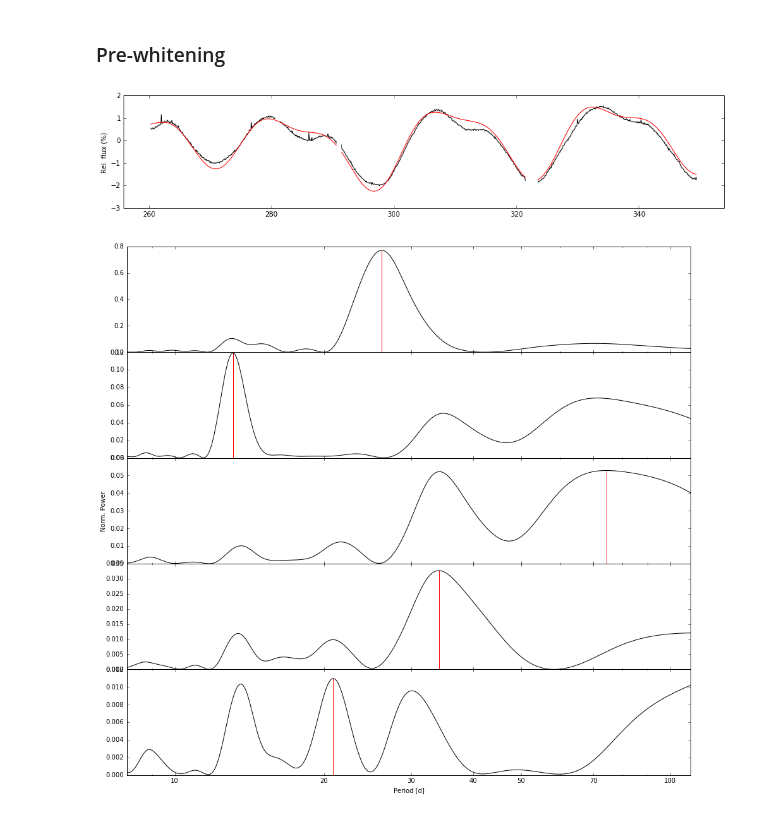
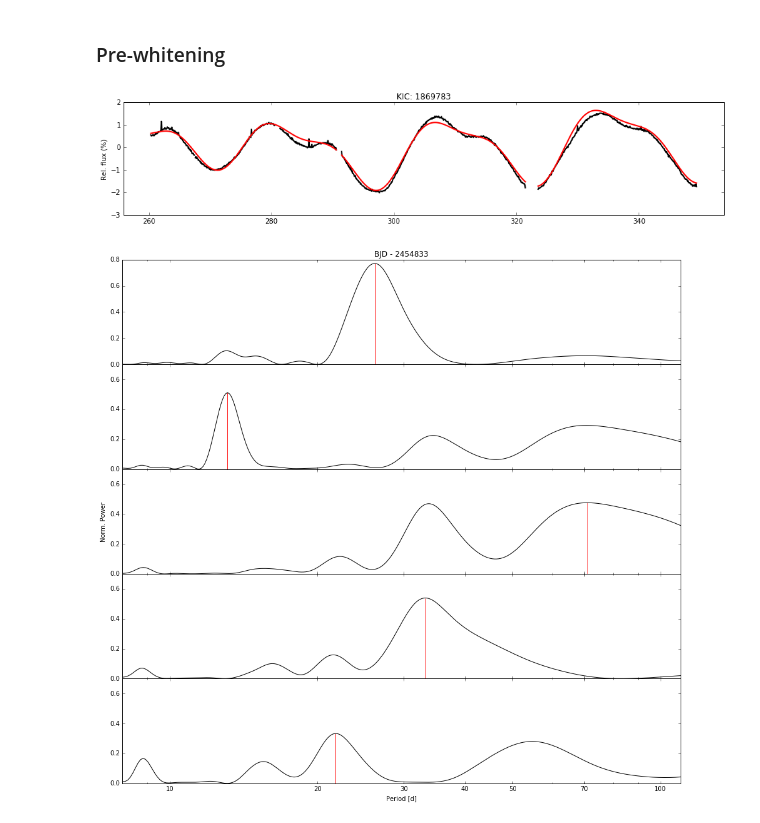
Before and after one commit to ysshah/prewhitening, a Jupyter notebook: prewhitening.ipynb, the cells around one changed output. Drawn from its saved outputs; the diff is of its cells as text; code cells hidden in the pictures.

```diff
--- a/prewhitening.ipynb
+++ b/prewhitening.ipynb
@@ -13,21 +13,16 @@ fits.open(io.BytesIO(r.content))
 ### Pre-whitening
 # %%
 %matplotlib inline
+import numpy as np
+import matplotlib.pyplot as plt
 import matplotlib, warnings
 from astropy.io import fits
 from scipy.signal import lombscargle
 
-def getPhaseOffset(x, y, omega):
+def get_phase_offset(x, y, omega):
     """Get the phase offset of a fit to X, Y with frequency OMEGA."""
     return np.arctan2(np.nansum(y * np.sin(omega * x)),
                       np.nansum(y * np.cos(omega * x)))
-
-def periodogram(time, flux, ang_freqs):
-    # Create periodogram using scipy.signal.lombscargle
-    pgram = lombscargle(time, flux, ang_freqs)
-    # Normalize periodogram power
-    power = pgram * 2 / (f.size * f.std()**2)
-    return power
 
 # Open .fits file for KIC 1869783, grab time and flux
 hdulist = fits.open('001869783/kplr001869783-2009350155506_llc.fits')
@@ -45,9 +40,6 @@ with warnings.catch_warnings(): # Suppress 'mean of empty slice' warnings for al
     binned_time = np.nanmean(time[:time.size//binwidth * binwidth].reshape(-1, binwidth), axis=1)
     binned_flux = np.nanmean(flux[:flux.size//binwidth * binwidth].reshape(-1, binwidth), axis=1)
 
-# Remove NaN data
-t = binned_time[~np.isnan(binned_flux)]
-
 # Period search space
 periods = np.linspace(8.0, 110.0, 1000)
 ang_freqs = 2*np.pi / periods
@@ -55,50 +47,57 @@ ang_freqs = 2*np.pi / periods
 # Plotting and array initializations
 ffig, ax = plt.subplots(figsize=(16, 3))
 ax.plot(binned_time, binned_flux, 'k')
-
 depth = 5 # Number of periodograms
 fig, axarr = plt.subplots(depth, 1, sharex=True, figsize=(16, depth*3))
-new_flux = binned_flux.copy()
 total_fit = np.zeros_like(binned_flux)
 
 # Loop to create 5 periodograms
 for i in range(depth):
     # Remove NaN data from flux before supplying to function
-    power = periodogram(t, new_flux[~np.isnan(binned_flux)], ang_freqs)
+    t = binned_time[~np.isnan(binned_flux)]
+    f = (binned_flux - total_fit)[~np.isnan(binned_flux)]
+    pgram = lombscargle(t, f, ang_freqs)
+
+    # Normalize periodogram power
+    power = pgram * 2 / (f.size * f.std()**2)
 
     # Get fit parameters using maximum power and its period
     j = power.argmax()
     period = periods[j]
-    amplitude = np.sqrt(2 * power.max())
-    phi = getPhaseOffset(t, f, ang_freqs[j])
+    # Not exactly sure how to calculate amplitude below
+    amplitude = np.sqrt(2 * pgram.max() * 2 * np.nanstd(binned_flux)**2 / f.size)
+    phi = get_phase_offset(binned_time, binned_flux - total_fit, ang_freqs[j])
     fit = amplitude * np.cos(binned_time * 2*np.pi/period - phi)
 
-    # Subtract fit from flux for next periodogram
-    new_flux -= fit
     # Add fit to total fit
     total_fit += fit
 
     # Plot periodogram
     axarr[i].plot(periods, power, 'k')
     axarr[i].vlines(period, 0, power.max(), colors='r')
 
 # Plot total fit over original binned lightcurve
+ax.set_ylabel('Rel. flux (%)')
+ax.set_title('KIC: 1869783')
 ax.plot(binned_time, total_fit, 'r')
 ax.margins(x=0.05)
 ax.set_xticks(range(260, 360, 20))
-ax.set_ylabel('Rel. flux (%)')
 ax.set_ylim(-3, 2)
 ax.set_yticks(range(-3, 3))
 
 # Label the periodogram plots
+axarr[0].set_title('BJD - 2454833')
 axarr[0].set_yticks(np.arange(0, 1, 0.2))
-axarr[depth//2].set_ylabel('Norm. Power')
+for i in range(1, depth):
+    axarr[i].set_ylim(0, 0.7)
+    axarr[i].set_yticks(np.arange(0, 0.7, 0.2))
+axarr[2].set_ylabel('Norm. Power')
 axarr[-1].set_xlabel('Period [d]')
 axarr[-1].set_xscale('log')
 axarr[-1].set_xlim(periods[0], periods[-1])
 axarr[-1].set_xticks([10, 20, 30, 40, 50, 70, 100])
 axarr[-1].get_xaxis().set_major_formatter(matplotlib.ticker.ScalarFormatter())
 fig.subplots_adjust(hspace=0)
 # %% [output]
-[figure, old version]
+[figure, new version]
-[figure, old version]
+[figure, new version]
```
